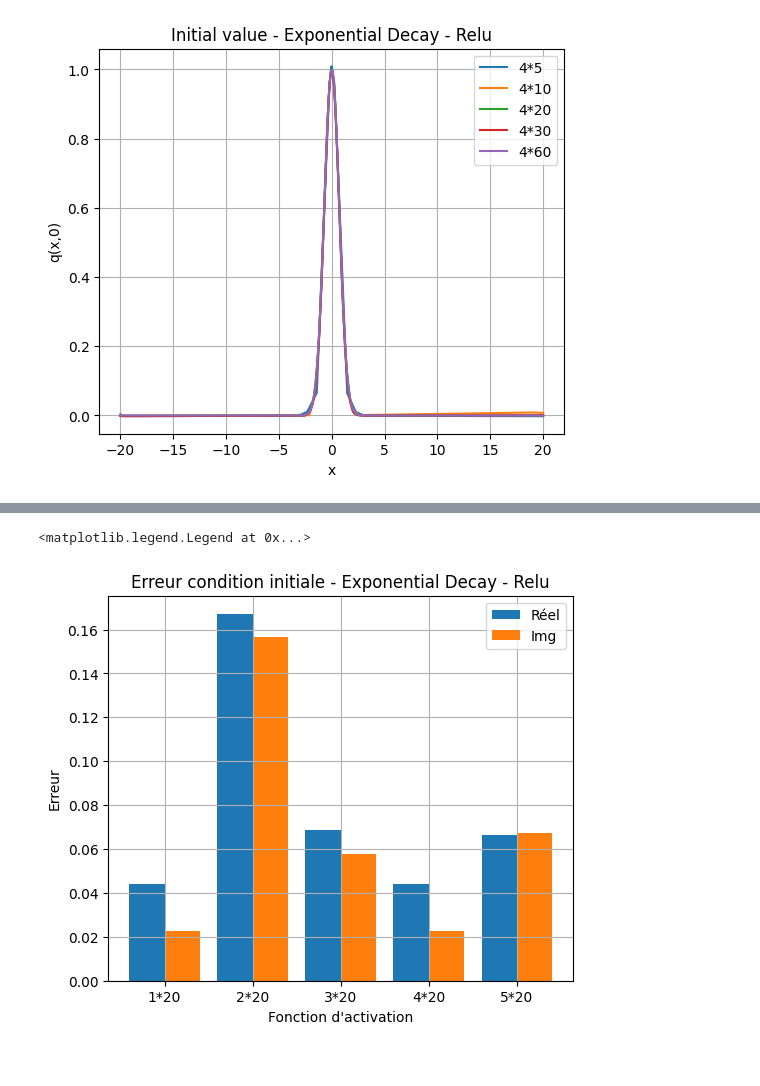
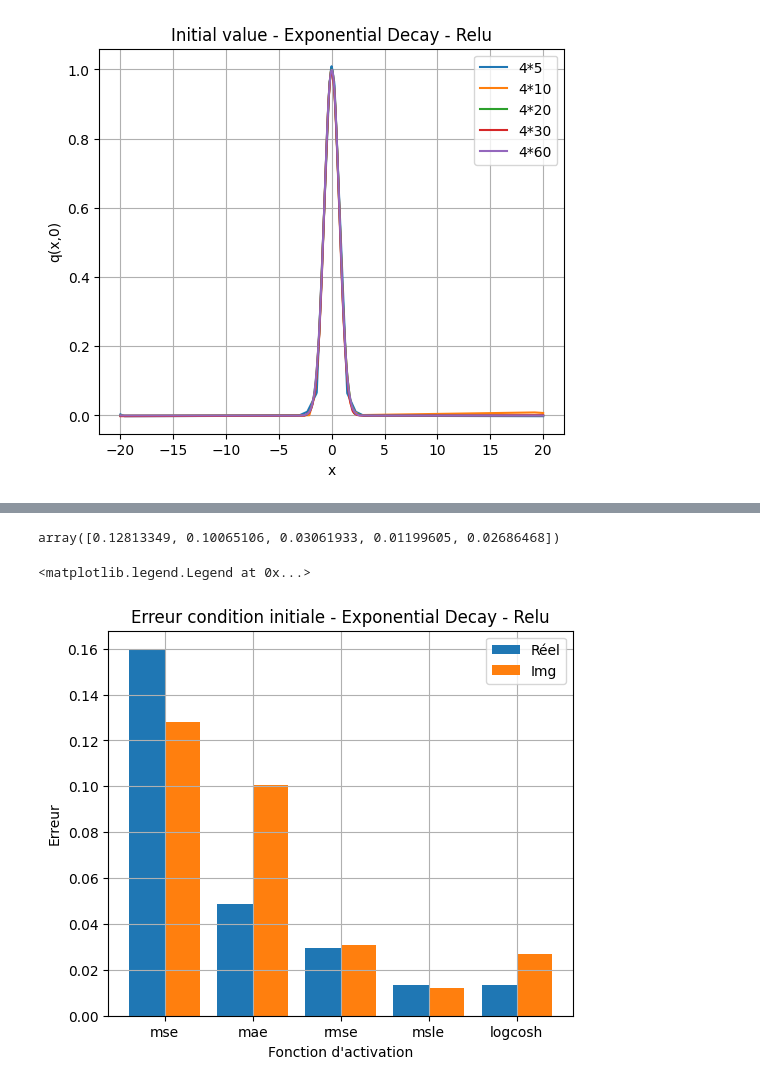
Before and after one commit to Fastaxx/equation-ednn, a Jupyter notebook: ednn_solver/GL_equation/param/param-post-process.ipynb, the cells around one changed output, grey strips where cells are left out. Drawn from its saved outputs; the diff is of its cells as text; code cells hidden in the pictures.

Commit message:
add a loss function option

```diff
--- a/ednn_solver/GL_equation/param/param-post-process.ipynb
+++ b/ednn_solver/GL_equation/param/param-post-process.ipynb
@@ -576,18 +724,24 @@ array([0.02248939, 0.15648656, 0.05773737, 0.02248939, 0.06708194])
+# %%
+erreur= np.loadtxt('./loss_function/loss_function.txt',unpack=True,usecols=[2,3])
+# %%
+erreur[1]
+# %% [output]
+array([0.12813349, 0.10065106, 0.03061933, 0.01199605, 0.02686468])
 # %%
 fig = plt.figure(figsize=(6,5))
 ax = fig.add_subplot(111)
 ax.grid()
-X=['1*20','2*20','3*20','4*20','5*20']
+X=['mse','mae','rmse','msle','logcosh']
 X_axis = np.arange(len(X))
 
 ax.bar(X_axis-0.2,erreur[0],0.4,label = 'Réel')
 ax.bar(X_axis+0.2,erreur[1],0.4,label = 'Img')
 
 plt.xticks(X_axis, X)
 plt.title("Erreur condition initiale - Exponential Decay - Relu")
 ax.set_xlabel("Fonction d'activation")
 ax.set_ylabel('Erreur')
 ax.legend()
 # %% [output]
 <matplotlib.legend.Legend at 0x...>
-[figure, old version]
+[figure, new version]
```
Also changed, not shown: parts of 20 cells of this notebook, 33 other files.
